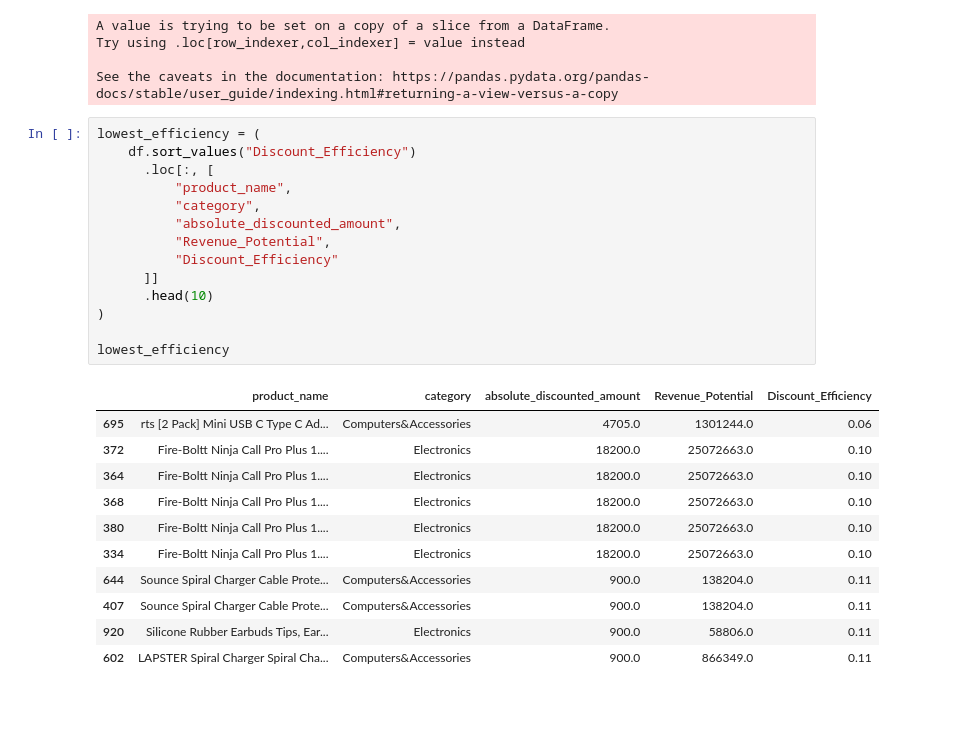
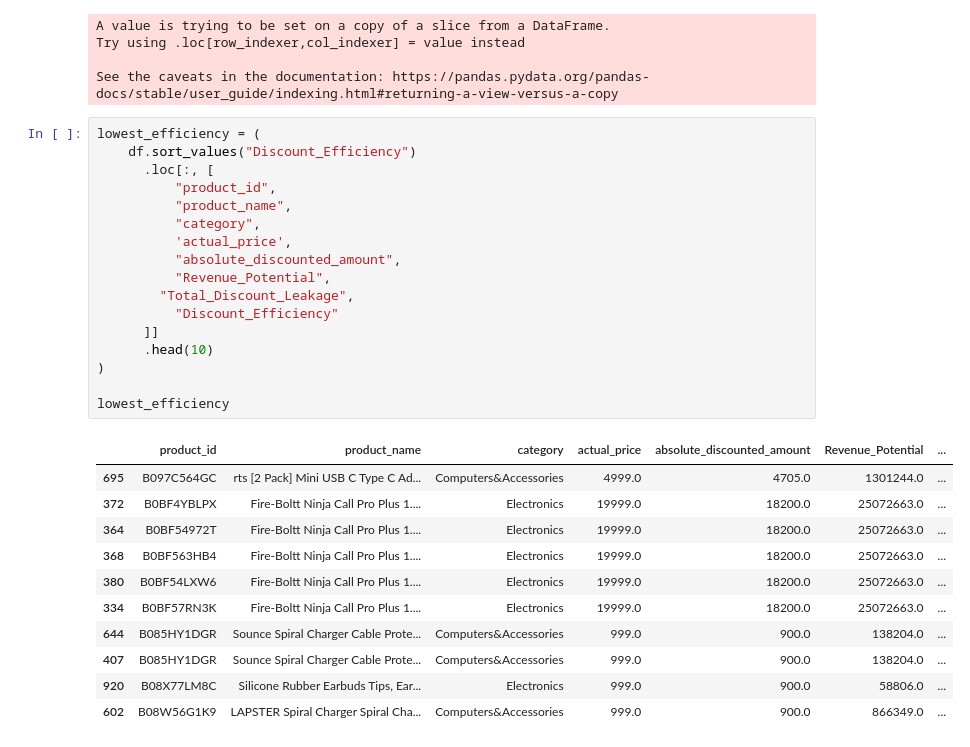
Before and after one commit to TERMINTOR-01/Financial_Analysis, a Jupyter notebook: Finacial_analysis.ipynb, the cells around one changed output. Cells and saved outputs as stored; diff of their text form; blank space fills up the shorter version.

```diff
--- a/Finacial_analysis.ipynb
+++ b/Finacial_analysis.ipynb
@@ -627,26 +656,29 @@ See the caveats in the documentation: https://pandas.pydata.org/pandas-docs/stab
 # %%
 lowest_efficiency = (
     df.sort_values("Discount_Efficiency")
       .loc[:, [
+          "product_id",
           "product_name",
           "category",
+          'actual_price',
           "absolute_discounted_amount",
           "Revenue_Potential",
+        "Total_Discount_Leakage",
           "Discount_Efficiency"
       ]]
       .head(10)
 )
 
 lowest_efficiency
 # %% [output]
-|  | product_name | category | absolute_discounted_amount | Revenue_Potential | Discount_Efficiency |
-| 695 | rts [2 Pack] Mini USB C Type C Ad... | Computers&Accessories | 4705.0 | 1301244.0 | 0.06 |
-| 372 | Fire-Boltt Ninja Call Pro Plus 1.... | Electronics | 18200.0 | 25072663.0 | 0.10 |
-| 364 | Fire-Boltt Ninja Call Pro Plus 1.... | Electronics | 18200.0 | 25072663.0 | 0.10 |
-| 368 | Fire-Boltt Ninja Call Pro Plus 1.... | Electronics | 18200.0 | 25072663.0 | 0.10 |
-| 380 | Fire-Boltt Ninja Call Pro Plus 1.... | Electronics | 18200.0 | 25072663.0 | 0.10 |
-| 334 | Fire-Boltt Ninja Call Pro Plus 1.... | Electronics | 18200.0 | 25072663.0 | 0.10 |
-| 644 | Sounce Spiral Charger Cable Prote... | Computers&Accessories | 900.0 | 138204.0 | 0.11 |
-| 407 | Sounce Spiral Charger Cable Prote... | Computers&Accessories | 900.0 | 138204.0 | 0.11 |
-| 920 | Silicone Rubber Earbuds Tips, Ear... | Electronics | 900.0 | 58806.0 | 0.11 |
-| 602 | LAPSTER Spiral Charger Spiral Cha... | Computers&Accessories | 900.0 | 866349.0 | 0.11 |
+|  | product_id | product_name | category | actual_price | absolute_discounted_amount | Revenue_Potential | ... |
+| 695 | B097C564GC | rts [2 Pack] Mini USB C Type C Ad... | Computers&Accessories | 4999.0 | 4705.0 | 1301244.0 | ... |
+| 372 | B0BF4YBLPX | Fire-Boltt Ninja Call Pro Plus 1.... | Electronics | 19999.0 | 18200.0 | 25072663.0 | ... |
+| 364 | B0BF54972T | Fire-Boltt Ninja Call Pro Plus 1.... | Electronics | 19999.0 | 18200.0 | 25072663.0 | ... |
+| 368 | B0BF563HB4 | Fire-Boltt Ninja Call Pro Plus 1.... | Electronics | 19999.0 | 18200.0 | 25072663.0 | ... |
+| 380 | B0BF54LXW6 | Fire-Boltt Ninja Call Pro Plus 1.... | Electronics | 19999.0 | 18200.0 | 25072663.0 | ... |
+| 334 | B0BF57RN3K | Fire-Boltt Ninja Call Pro Plus 1.... | Electronics | 19999.0 | 18200.0 | 25072663.0 | ... |
+| 644 | B085HY1DGR | Sounce Spiral Charger Cable Prote... | Computers&Accessories | 999.0 | 900.0 | 138204.0 | ... |
+| 407 | B085HY1DGR | Sounce Spiral Charger Cable Prote... | Computers&Accessories | 999.0 | 900.0 | 138204.0 | ... |
+| 920 | B08X77LM8C | Silicone Rubber Earbuds Tips, Ear... | Electronics | 999.0 | 900.0 | 58806.0 | ... |
+| 602 | B08W56G1K9 | LAPSTER Spiral Charger Spiral Cha... | Computers&Accessories | 999.0 | 900.0 | 866349.0 | ... |
```
Also changed, not shown: parts of 5 cells of this notebook.
